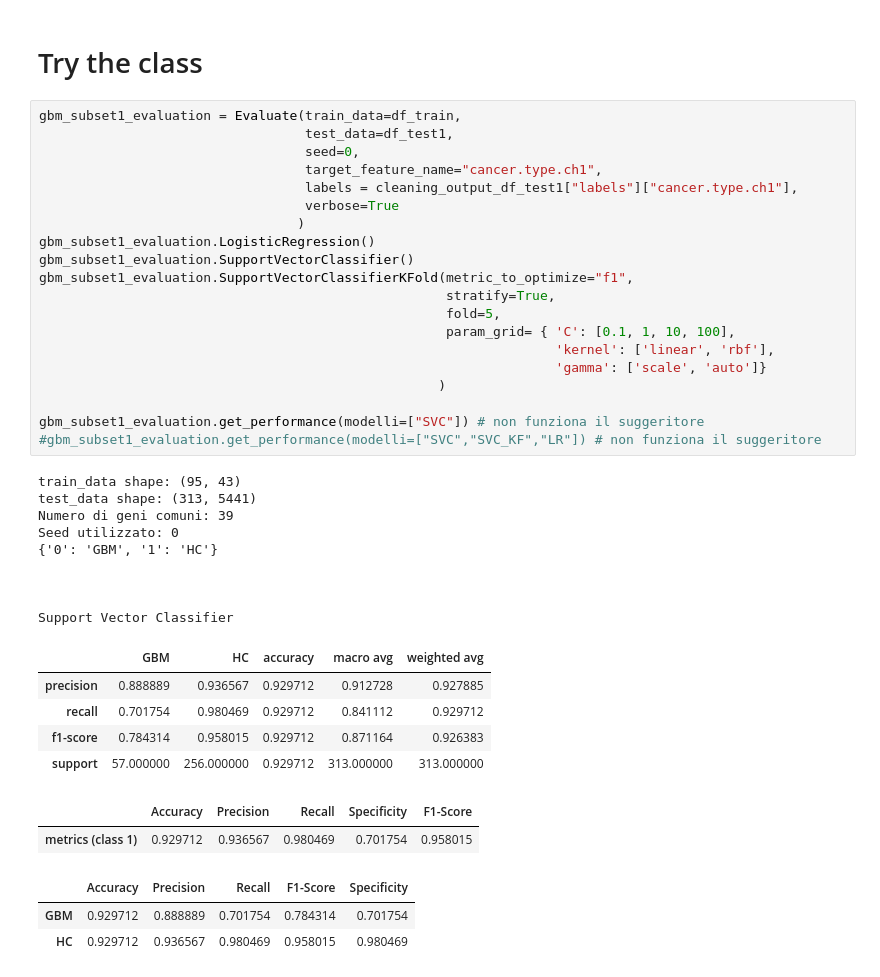
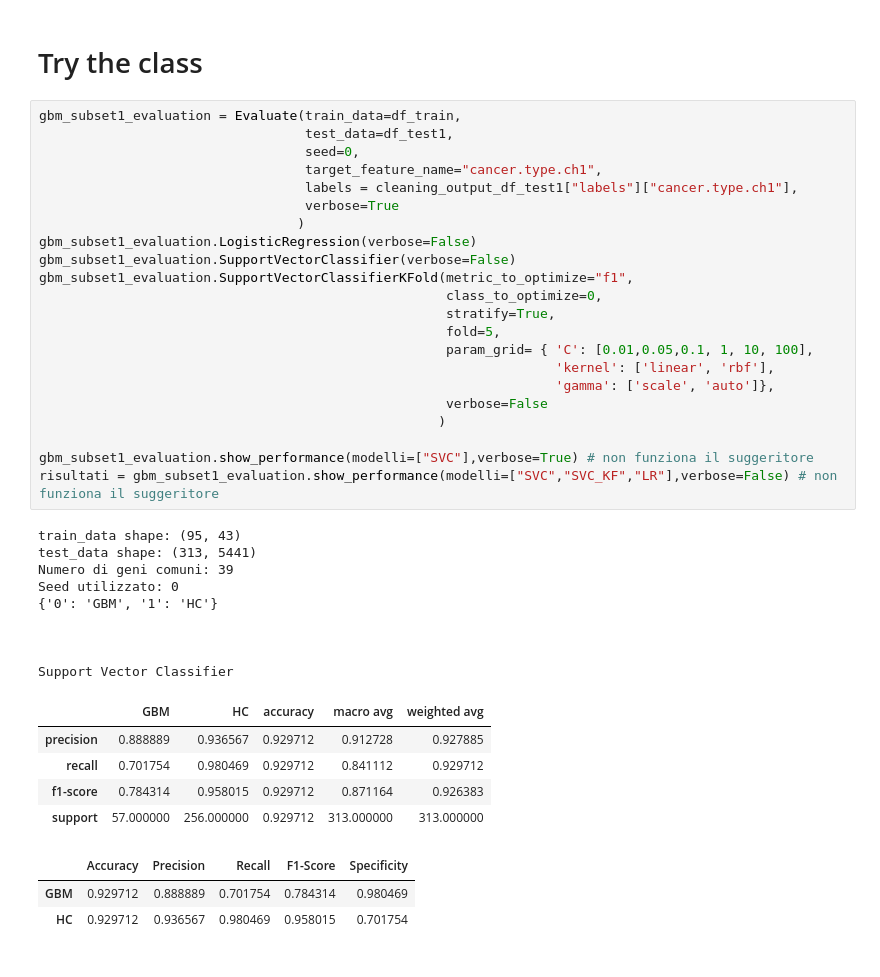
Before and after one commit to mattiamanna2203/EvaluateKeyGenes, a Jupyter notebook: tryme.ipynb, the cells around one changed output. Saved outputs shown, nothing was run; the diff lists cells and outputs as text.

```diff
--- a/tryme.ipynb
+++ b/tryme.ipynb
@@ -141,43 +178,43 @@ cleaning_output_df_test2["labels"]["cancer.type.ch1"]
 # %%
 gbm_subset1_evaluation = Evaluate(train_data=df_train,
                                   test_data=df_test1,
                                   seed=0,
                                   target_feature_name="cancer.type.ch1",
                                   labels = cleaning_output_df_test1["labels"]["cancer.type.ch1"],
                                   verbose=True
                                  )
-gbm_subset1_evaluation.LogisticRegression()
-gbm_subset1_evaluation.SupportVectorClassifier()
+gbm_subset1_evaluation.LogisticRegression(verbose=False)
+gbm_subset1_evaluation.SupportVectorClassifier(verbose=False)
 gbm_subset1_evaluation.SupportVectorClassifierKFold(metric_to_optimize="f1",
+                                                    class_to_optimize=0,
                                                     stratify=True,
                                                     fold=5,
-                                                    param_grid= { 'C': [0.1, 1, 10, 100],
+                                                    param_grid= { 'C': [0.01,0.05,0.1, 1, 10, 100],
                                                                   'kernel': ['linear', 'rbf'],
-                                                                  'gamma': ['scale', 'auto']}
+                                                                  'gamma': ['scale', 'auto']},
+                                                    verbose=False
                                                    )
 
-gbm_subset1_evaluation.get_performance(modelli=["SVC"]) # non funziona il suggeritore
-#gbm_subset1_evaluation.get_performance(modelli=["SVC","SVC_KF","LR"]) # non funziona il suggeritore
+gbm_subset1_evaluation.show_performance(modelli=["SVC"],verbose=True) # non funziona il suggeritore
+risultati = gbm_subset1_evaluation.show_performance(modelli=["SVC","SVC_KF","LR"],verbose=False) # non funziona il suggeritore
 # %% [output]
 train_data shape: (95, 43)
 test_data shape: (313, 5441)
 Numero di geni comuni: 39
 Seed utilizzato: 0
 {'0': 'GBM', '1': 'HC'}
 
 
 
 Support Vector Classifier
 |  | GBM | HC | accuracy | macro avg | weighted avg |
 | precision | 0.888889 | 0.936567 | 0.929712 | 0.912728 | 0.927885 |
 | recall | 0.701754 | 0.980469 | 0.929712 | 0.841112 | 0.929712 |
 | f1-score | 0.784314 | 0.958015 | 0.929712 | 0.871164 | 0.926383 |
 | support | 57.000000 | 256.000000 | 0.929712 | 313.000000 | 313.000000 |
-|  | Accuracy | Precision | Recall | Specificity | F1-Score |
-| metrics (class 1) | 0.929712 | 0.936567 | 0.980469 | 0.701754 | 0.958015 |
+|  | Accuracy | Precision | Recall | F1-Score | Specificity |
+| GBM | 0.929712 | 0.888889 | 0.701754 | 0.784314 | 0.980469 |
+| HC | 0.929712 | 0.936567 | 0.980469 | 0.958015 | 0.701754 |
-|  | Accuracy | Precision | Recall | F1-Score | Specificity |
-| GBM | 0.929712 | 0.888889 | 0.701754 | 0.784314 | 0.701754 |
-| HC | 0.929712 | 0.936567 | 0.980469 | 0.958015 | 0.980469 |
 # %%
 gbm_subset2_evaluation = Evaluate(train_data=df_train,
                                   test_data=df_test2,
```
Also changed, not shown: parts of 3 cells of this notebook, 6 other files.
